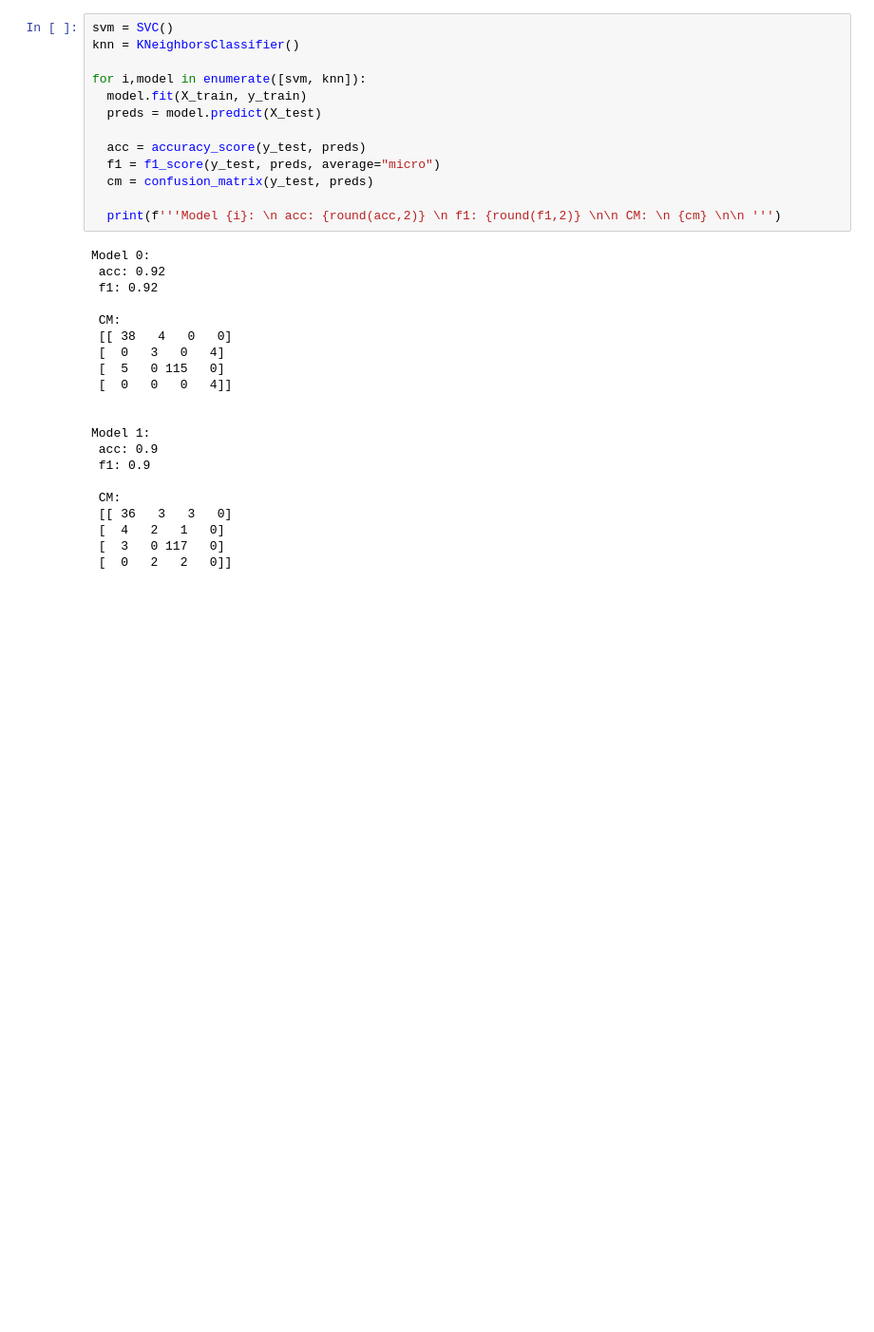
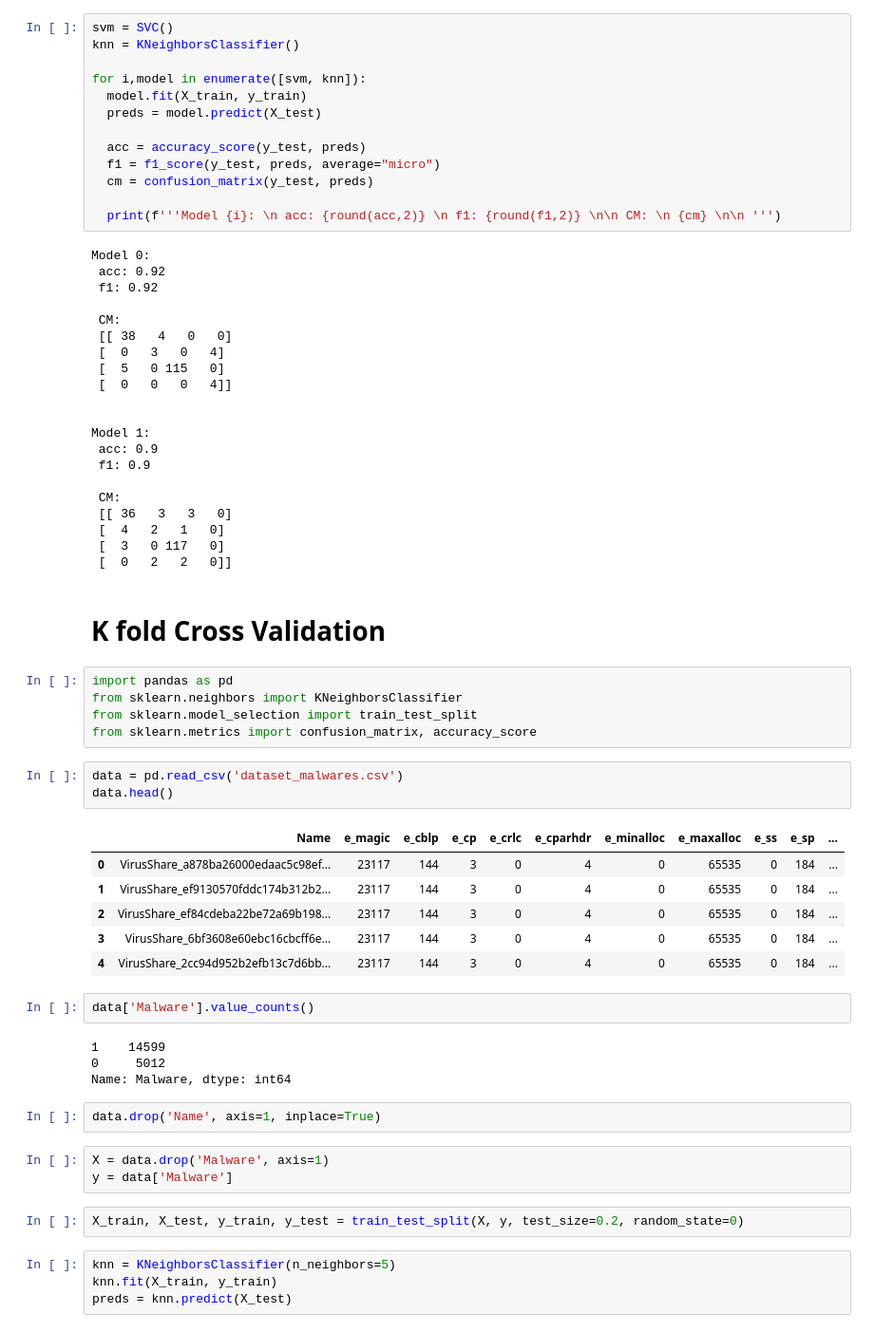
Before and after one commit to deglon/AI, a Jupyter notebook: Orange_Day_2.ipynb, the cells around one changed output. Shown at 95% size. Saved outputs shown, nothing was run; the diff lists cells and outputs as text; blank space fills up the shorter version.

```diff
--- a/Orange_Day_2.ipynb
+++ b/Orange_Day_2.ipynb
@@ -419,3 +421,37 @@ Model 1:
  [  4   2   1   0]
  [  3   0 117   0]
  [  0   2   2   0]]
+# %% [markdown]
+# K fold Cross Validation
+# %%
+import pandas as pd
+from sklearn.neighbors import KNeighborsClassifier
+from sklearn.model_selection import train_test_split
+from sklearn.metrics import confusion_matrix, accuracy_score
+# %%
+data = pd.read_csv('dataset_malwares.csv')
+data.head()
+# %% [output]
+|  | Name | e_magic | e_cblp | e_cp | e_crlc | e_cparhdr | e_minalloc | e_maxalloc | e_ss | e_sp | ... |
+| 0 | VirusShare_a878ba26000edaac5c98ef... | 23117 | 144 | 3 | 0 | 4 | 0 | 65535 | 0 | 184 | ... |
+| 1 | VirusShare_ef9130570fddc174b312b2... | 23117 | 144 | 3 | 0 | 4 | 0 | 65535 | 0 | 184 | ... |
+| 2 | VirusShare_ef84cdeba22be72a69b198... | 23117 | 144 | 3 | 0 | 4 | 0 | 65535 | 0 | 184 | ... |
+| 3 | VirusShare_6bf3608e60ebc16cbcff6e... | 23117 | 144 | 3 | 0 | 4 | 0 | 65535 | 0 | 184 | ... |
+| 4 | VirusShare_2cc94d952b2efb13c7d6bb... | 23117 | 144 | 3 | 0 | 4 | 0 | 65535 | 0 | 184 | ... |
+# %%
+data['Malware'].value_counts()
+# %% [output]
+1    14599
+0     5012
+Name: Malware, dtype: int64
+# %%
+data.drop('Name', axis=1, inplace=True)
+# %%
+X = data.drop('Malware', axis=1)
+y = data['Malware']
+# %%
+X_train, X_test, y_train, y_test = train_test_split(X, y, test_size=0.2, random_state=0)
+# %%
+knn = KNeighborsClassifier(n_neighbors=5)
+knn.fit(X_train, y_train)
+preds = knn.predict(X_test)
```
Also changed, not shown: parts of 43 cells of this notebook.
